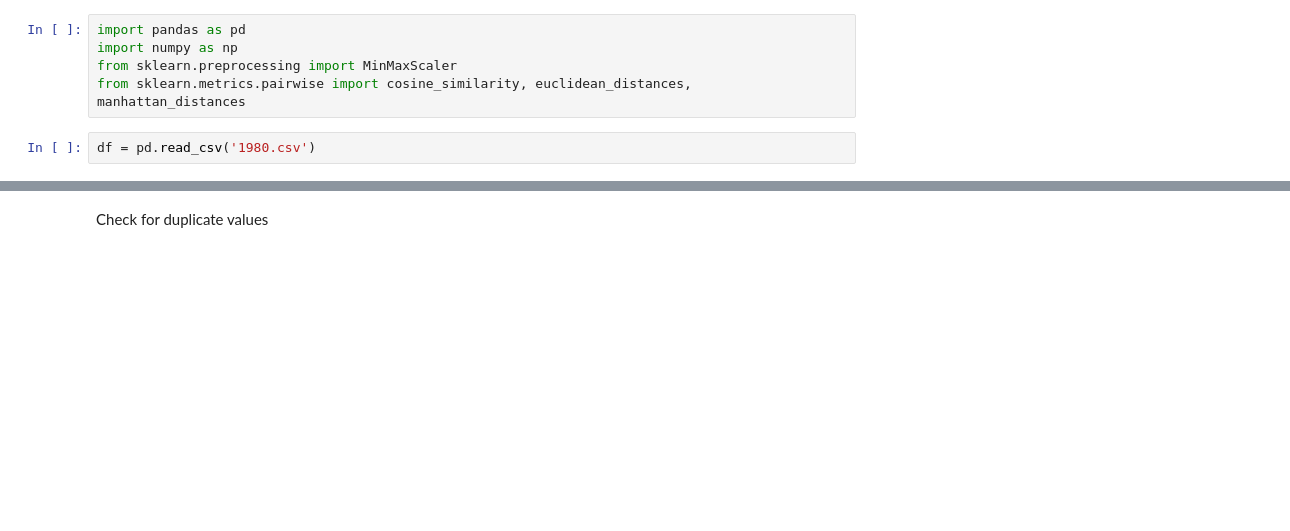
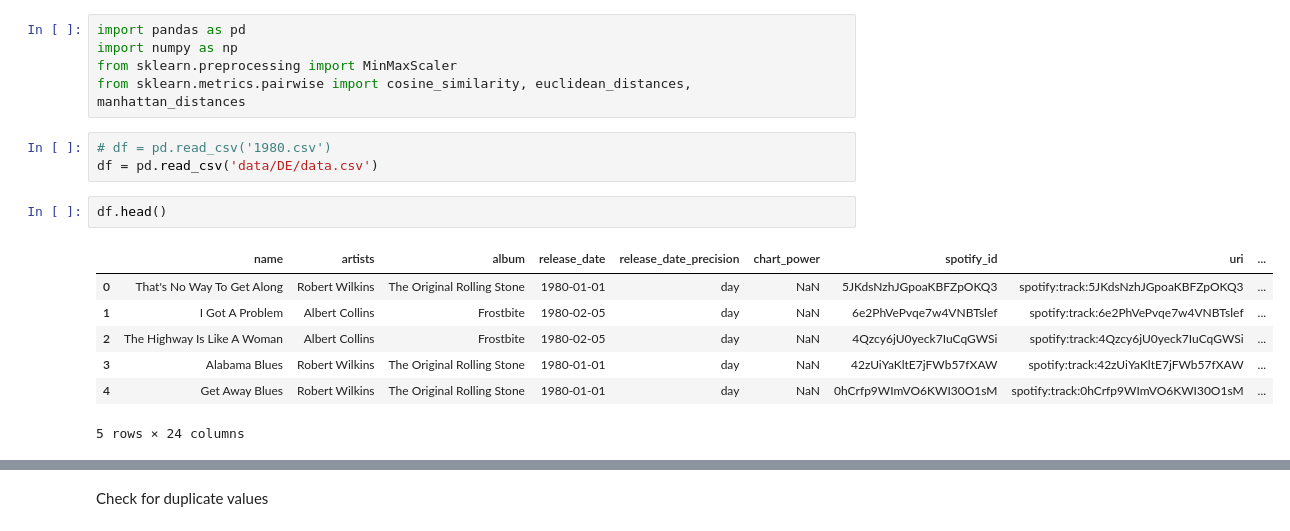
Before and after one commit to Jannis37/80s-recommender, a Jupyter notebook: recommender.ipynb, the cells around one changed output, grey strips where cells are left out. Saved outputs shown, nothing was run; the diff lists cells and outputs as text; blank space fills up the shorter version.

```diff
--- a/recommender.ipynb
+++ b/recommender.ipynb
@@ -3,8 +3,19 @@ import pandas as pd
 import numpy as np
 from sklearn.preprocessing import MinMaxScaler
 from sklearn.metrics.pairwise import cosine_similarity, euclidean_distances, manhattan_distances
-# %%
-df = pd.read_csv('1980.csv')
+# %%
+# df = pd.read_csv('1980.csv')
+df = pd.read_csv('data/DE/data.csv')
+# %%
+df.head()
+# %% [output]
+|  | name | artists | album | release_date | release_date_precision | chart_power | spotify_id | uri | ... |
+| 0 | That's No Way To Get Along | Robert Wilkins | The Original Rolling Stone | 1980-01-01 | day | NaN | 5JKdsNzhJGpoaKBFZpOKQ3 | spotify:track:5JKdsNzhJGpoaKBFZpOKQ3 | ... |
+| 1 | I Got A Problem | Albert Collins | Frostbite | 1980-02-05 | day | NaN | 6e2PhVePvqe7w4VNBTslef | spotify:track:6e2PhVePvqe7w4VNBTslef | ... |
+| 2 | The Highway Is Like A Woman | Albert Collins | Frostbite | 1980-02-05 | day | NaN | 4Qzcy6jU0yeck7IuCqGWSi | spotify:track:4Qzcy6jU0yeck7IuCqGWSi | ... |
+| 3 | Alabama Blues | Robert Wilkins | The Original Rolling Stone | 1980-01-01 | day | NaN | 42zUiYaKltE7jFWb57fXAW | spotify:track:42zUiYaKltE7jFWb57fXAW | ... |
+| 4 | Get Away Blues | Robert Wilkins | The Original Rolling Stone | 1980-01-01 | day | NaN | 0hCrfp9WImVO6KWI30O1sM | spotify:track:0hCrfp9WImVO6KWI30O1sM | ... |
+5 rows × 24 columns
 # %%
 df['genres'].unique()
 # %% [output]
```
Also changed, not shown: parts of 46 cells of this notebook, 2 other files.
